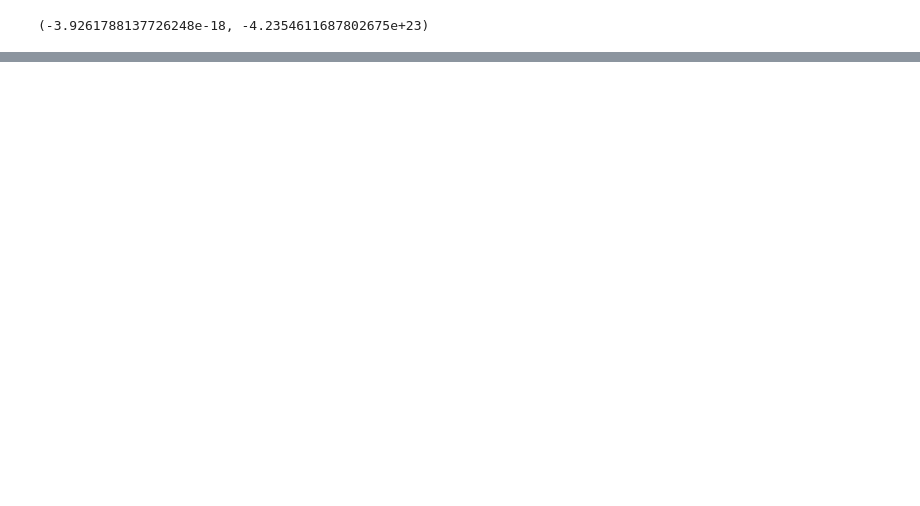
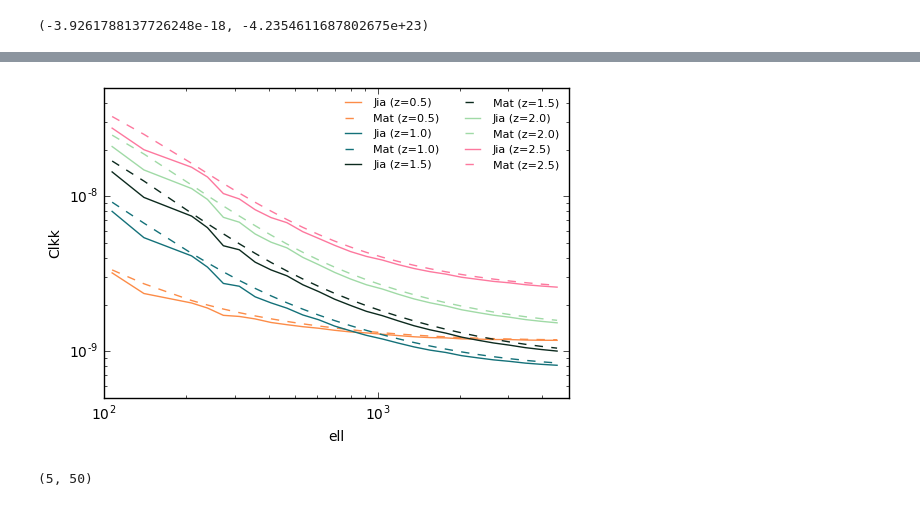
Before and after one commit to liuxx479/fisher, a Jupyter notebook: fisher.ipynb, the cells around one changed output, grey strips where cells are left out. Saved outputs shown, nothing was run; the diff lists cells and outputs as text; code cells hidden in the pictures; blank space fills up the shorter version.

```diff
--- a/fisher.ipynb
+++ b/fisher.ipynb
@@ -537,0 +552,24 @@ ell width [  32.84667569   32.84667569   69.07982486   29.90679997   34.18469786
+# %%
+f, ax = subplots(1,1, figsize=(6,4))
+seed(45)
+
+for i in range(5):
+    icolor=rand(3)
+    ax.plot(ellF, ps_fidu_avg[i,idx], '-', color=icolor,label='Jia (z=%s)'%(z_source[i]))
+    ax.plot(ellF,psxes[i,i]+Clnn[i],'--', color=icolor,label='Mat (z=%s)'%(z_source[i]))
+ax.set_xscale('log')
+ax.set_yscale('log')
+ax.set_xlim(1e2,5000)
+ax.set_ylim(0.5e-9, 5e-8)
+ax.set_xlabel('ell')
+ax.set_ylabel('Clkk')
+ax.legend(frameon=0, fontsize=8, ncol=2)
+ax.set_title('Fig.8(3/23) test mat theory Clkk (pass)')
+show()
+# %% [output]
+[figure, added]
+# %%
+ps_fidu_avg.shape
+Clnn=0.35**2 / ngal / 1.18e7
+# %% [output]
+(5, 50)
```
Also changed, not shown: parts of 7 cells of this notebook.
